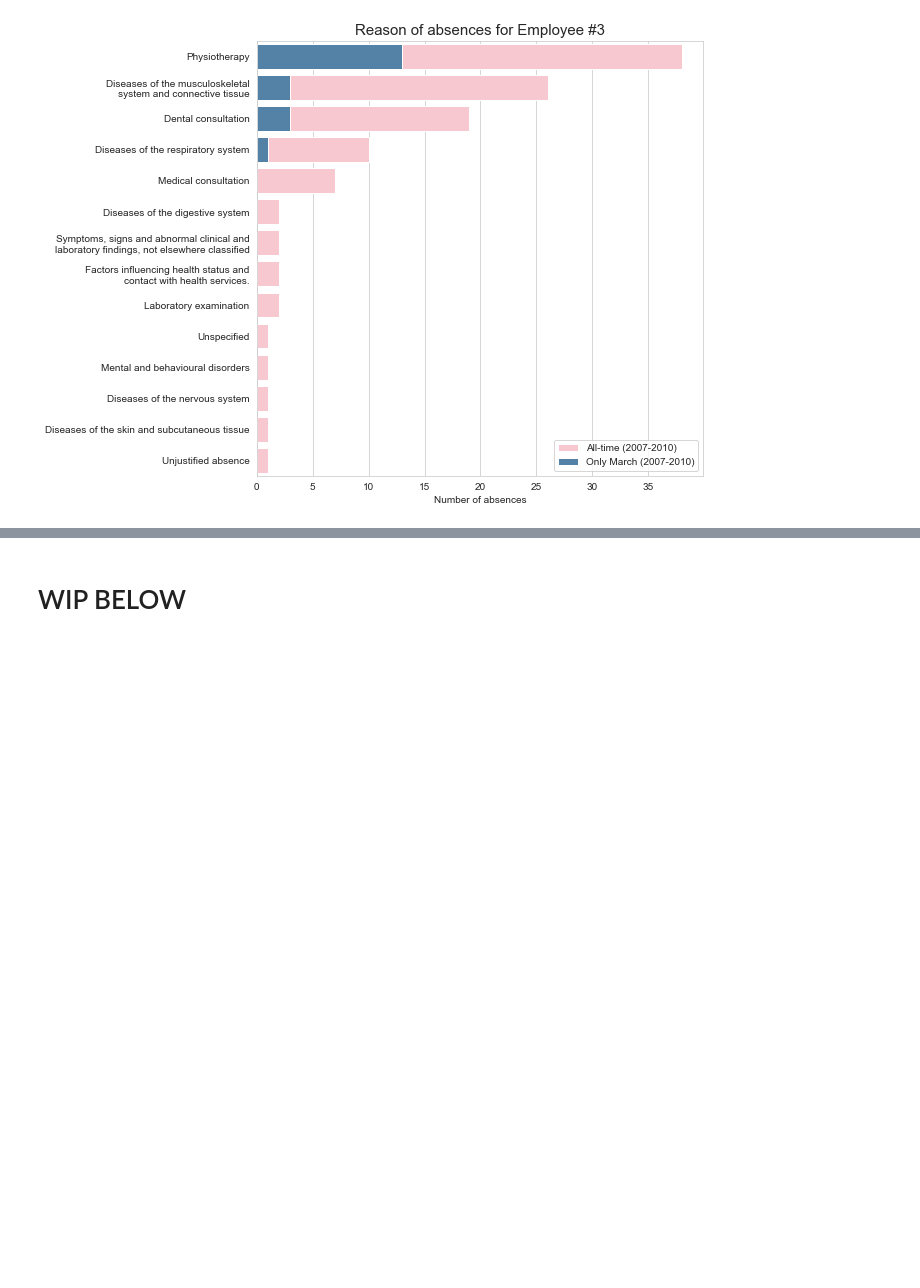
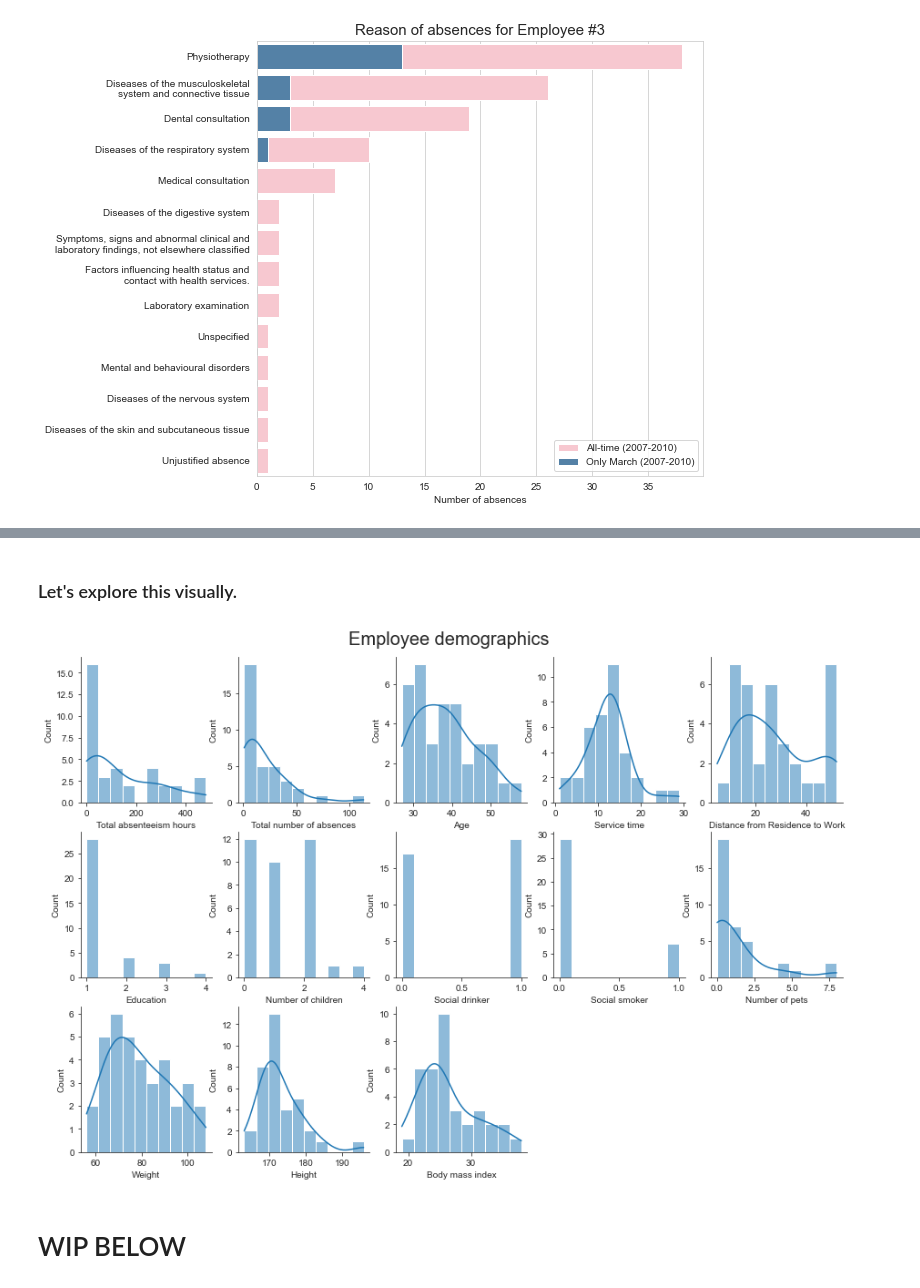
Before and after one commit to diweiho/Absenteeism-at-work, a Jupyter notebook: analysis.ipynb, the cells around one changed output, grey strips where cells are left out. Saved outputs shown, nothing was run; the diff lists cells and outputs as text; code cells hidden in the pictures; blank space fills up the shorter version.

```diff
--- a/analysis.ipynb
+++ b/analysis.ipynb
@@ -268,2 +298,32 @@ plt.show()
+# %% [markdown]
+### Let's explore this visually.
+# %%
+# 3 x 5 figure
+fig, axes = plt.subplots(nrows=3, ncols=5, figsize=(15,10))
+
+# Plot histograms for each column in summ_df; num = 1 to exclude 'ID' column
+num = 1
+for row in range(3):
+    for col in range(5):
+        if row == 2 and col == 3:
+            break
+        else:
+            if 6 <= num <= 9:
+                kde = False
+            else:
+                kde = True
+            sns.histplot(summ_df[summ_df.columns[num]], ax=axes[row,col],
+                         kde=kde, bins=10, alpha=0.5)
+            num += 1
+
+plt.suptitle('Employee demographics', y= 0.92, size=20)
+
+# Removing unused axes
+fig.delaxes(ax=axes[2,3])
+fig.delaxes(ax=axes[2,4])
+
+plt.show()
+# %% [output]
+[figure, added]
 # %% [markdown]
 # WIP BELOW
```
Also changed, not shown: parts of 10 cells of this notebook.
